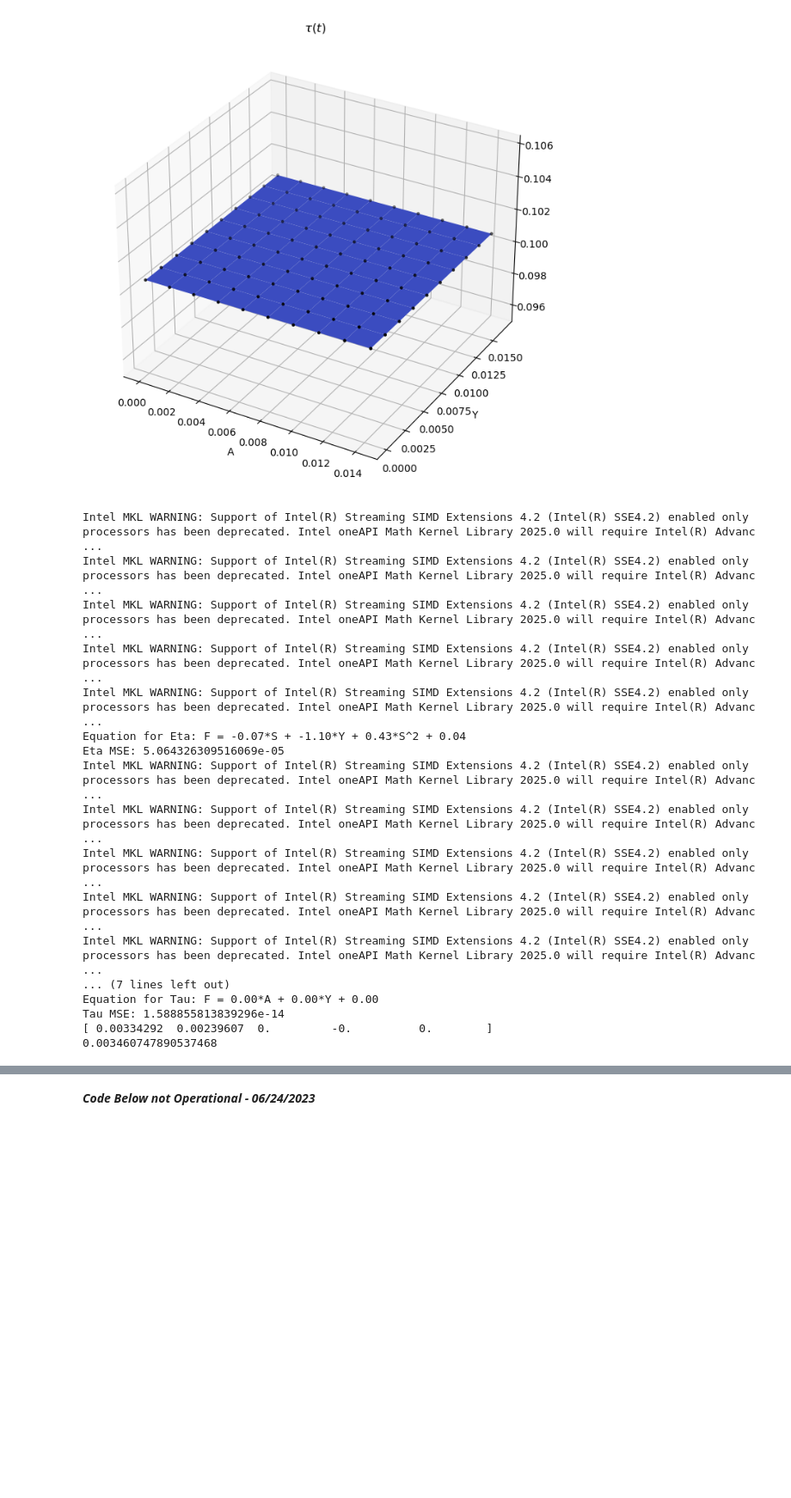
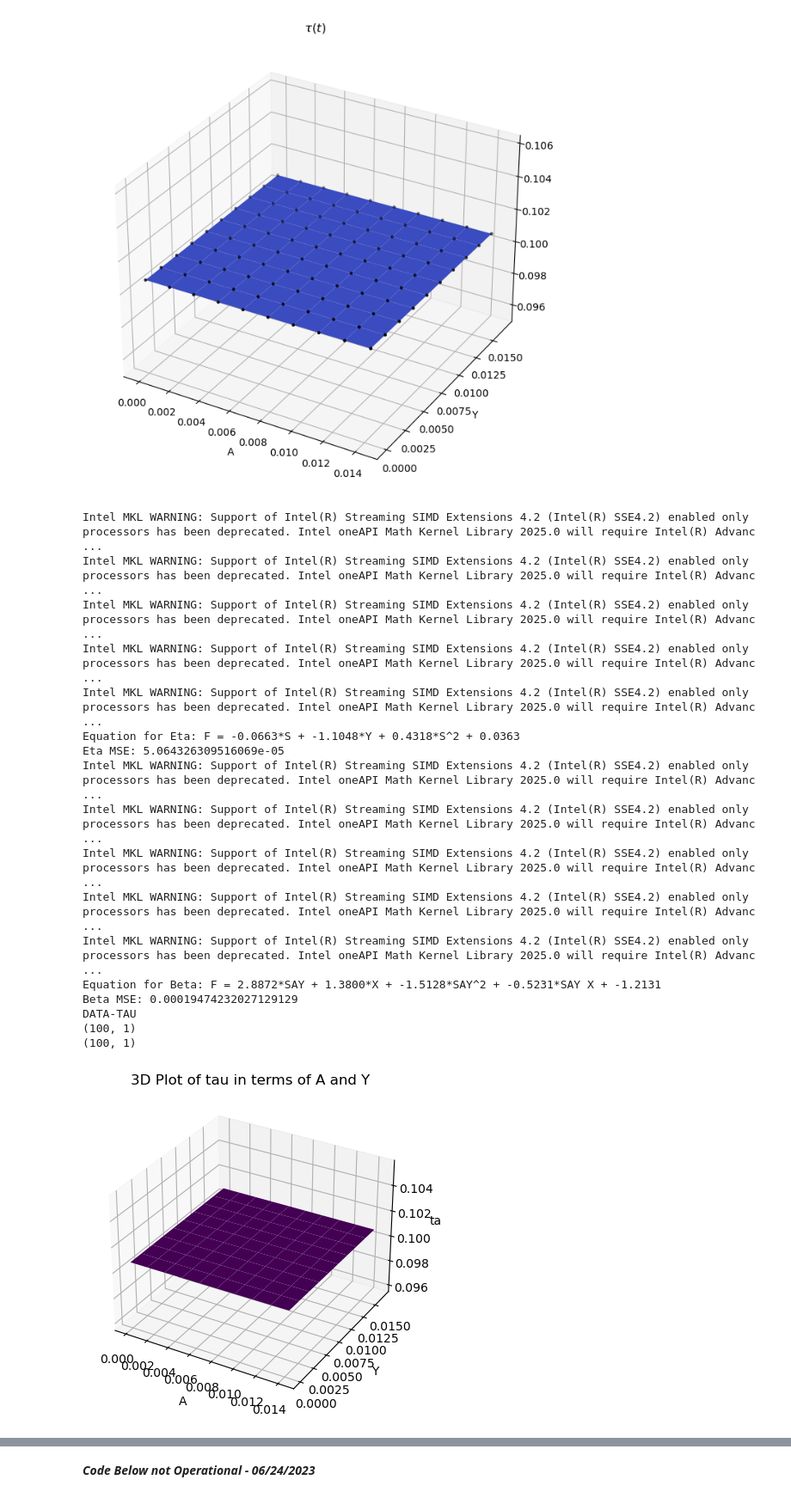
Before and after one commit to abarton51/BINNs_EQL_Covasim, a Jupyter notebook: Notebooks/BINNCovasimParameterNN_dynamic.ipynb, the cells around one changed output, grey strips where cells are left out. Shown at 86% size. Cells and saved outputs as stored; diff of their text form; code cells hidden in the pictures; blank space fills up the shorter version.

Commit message:
sensitivity analysis update
We now have functional code to write out the equations for Eta Beta and Tau

```diff
--- a/Notebooks/BINNCovasimParameterNN_dynamic.ipynb
+++ b/Notebooks/BINNCovasimParameterNN_dynamic.ipynb
@@ -292,13 +296,13 @@ train_x1 = np.array(np.meshgrid(s_grid, a_grid, y_grid)).T.reshape(-1,3)
 
 data_x1 = get_samples_ct(train_x1)
 
-data_y1 = contact_rate(train_x)
+data_y1 = contact_rate(train_x1)
 data_y1 = data_y1[:,0][:, None]
 
 eta_rhs_values = {
-    'S' : train_x[:,0],
-    'A' : train_x[:,1],
-    'Y' : train_x[:,2],
+    'S' : train_x1[:,0],
+    'A' : train_x1[:,1],
+    'Y' : train_x1[:,2],
 }
 
 results_eta = DRUMS_Lasso(input_dict = eta_rhs_values, lhs_values = data_y1)
@@ -336,41 +340,89 @@ print("Beta MSE: " + str(results_beta["MSE"]))
 
 #Tau-------------------------------
 
 
+a_grid = np.linspace(a_min, a_max, 10)
+y_grid = np.linspace(y_min, y_max, 10)
+labels = ['A', 'Y']
+
+AA, YY = np.meshgrid(a_grid, y_grid)
+data_x3 = np.column_stack((AA.ravel(), YY.ravel()))
+data_tau = tau(data_x3)
+print("DATA-TAU")
+print(np.shape(data_tau))
+#******
+#data_tau = data_tau[:,0].reshape(AA.shape)
+data_tau = tau_lb + (tau_ub - tau_lb) * data_tau # scaling
+data_tau = np.round(data_tau, decimals=4)
+
+
+
+
+print(np.shape(data_tau))
+
+
 term_names = ['A', 'Y']
-train_x3 = np.array(np.meshgrid(a_grid, y_grid)).T.reshape(-1,2)
-data_x3 = get_samples_tau(train_x3)
-data_y3 = tau(train_x3)
-data_y3 = data_y3[:,0][:, None]
+
+
 
 tau_rhs_values = {
     'A' : data_x3[:,0],
     'Y' : data_x3[:,1],
 }
 
-results_tau = DRUMS_Lasso(input_dict = tau_rhs_values, lhs_values = data_y3, alphas = np.array([0.7]))
+
+# Assuming you have a_grid, y_grid, data_x3, and data_y3 defined
+
+import numpy as np
+import matplotlib.pyplot as plt
+from mpl_toolkits.mplot3d import Axes3D
+
+# Assuming you have a_grid, y_grid, data_x3, and data_y3 defined
+
+# Reshape the data for 3D plotting
+A, Y = np.meshgrid(a_grid, y_grid)
+Z = data_tau.reshape(len(a_grid), len(y_grid))  # Reshape data_tau to match A and Y dimensions
+
+# Create a 3D figure
+fig = plt.figure()
+ax = fig.add_subplot(111, projection='3d')
+
+# Plot the data as a 3D surface plot
+ax.plot_surface(A, Y, Z, cmap='viridis')
+
+# Set labels and title
+ax.set_xlabel('A')
+ax.set_ylabel('Y')
+ax.set_zlabel('tau')
+ax.set_title('3D Plot of tau in terms of A and Y')
+
+# Show the plot
+plt.show()
+
+results_tau = DRUMS_Lasso(input_dict = tau_rhs_values, lhs_values = data_tau)
 
 
 print("Equation for Tau: " + str(results_tau['Equation']))
 print("Tau MSE: " + str(results_tau["MSE"]))
 print(results_tau["Lasso"].coef_)
 print(results_tau["Lasso"].intercept_)
 print(results_tau["Terms"])
 # %% [output]
 Intel MKL WARNING: Support of Intel(R) Streaming SIMD Extensions 4.2 (Intel(R) SSE4.2) enabled only processors has been deprecated. Intel oneAPI Math Kernel Library 2025.0 will require Intel(R) Advanc ...
 Intel MKL WARNING: Support of Intel(R) Streaming SIMD Extensions 4.2 (Intel(R) SSE4.2) enabled only processors has been deprecated. Intel oneAPI Math Kernel Library 2025.0 will require Intel(R) Advanc ...
 Intel MKL WARNING: Support of Intel(R) Streaming SIMD Extensions 4.2 (Intel(R) SSE4.2) enabled only processors has been deprecated. Intel oneAPI Math Kernel Library 2025.0 will require Intel(R) Advanc ...
 Intel MKL WARNING: Support of Intel(R) Streaming SIMD Extensions 4.2 (Intel(R) SSE4.2) enabled only processors has been deprecated. Intel oneAPI Math Kernel Library 2025.0 will require Intel(R) Advanc ...
 Intel MKL WARNING: Support of Intel(R) Streaming SIMD Extensions 4.2 (Intel(R) SSE4.2) enabled only processors has been deprecated. Intel oneAPI Math Kernel Library 2025.0 will require Intel(R) Advanc ...
-Equation for Eta: F = -0.07*S + -1.10*Y + 0.43*S^2 + 0.04
+Equation for Eta: F = -0.0663*S + -1.1048*Y + 0.4318*S^2 + 0.0363
 Eta MSE: 5.064326309516069e-05
 Intel MKL WARNING: Support of Intel(R) Streaming SIMD Extensions 4.2 (Intel(R) SSE4.2) enabled only processors has been deprecated. Intel oneAPI Math Kernel Library 2025.0 will require Intel(R) Advanc ...
 Intel MKL WARNING: Support of Intel(R) Streaming SIMD Extensions 4.2 (Intel(R) SSE4.2) enabled only processors has been deprecated. Intel oneAPI Math Kernel Library 2025.0 will require Intel(R) Advanc ...
 Intel MKL WARNING: Support of Intel(R) Streaming SIMD Extensions 4.2 (Intel(R) SSE4.2) enabled only processors has been deprecated. Intel oneAPI Math Kernel Library 2025.0 will require Intel(R) Advanc ...
 Intel MKL WARNING: Support of Intel(R) Streaming SIMD Extensions 4.2 (Intel(R) SSE4.2) enabled only processors has been deprecated. Intel oneAPI Math Kernel Library 2025.0 will require Intel(R) Advanc ...
 Intel MKL WARNING: Support of Intel(R) Streaming SIMD Extensions 4.2 (Intel(R) SSE4.2) enabled only processors has been deprecated. Intel oneAPI Math Kernel Library 2025.0 will require Intel(R) Advanc ...
-... (7 lines left out)
-Equation for Tau: F = 0.00*A + 0.00*Y + 0.00
-Tau MSE: 1.588855813839296e-14
-[ 0.00334292  0.00239607  0.         -0.          0.        ]
-0.003460747890537468
+Equation for Beta: F = 2.8872*SAY + 1.3800*X + -1.5128*SAY^2 + -0.5231*SAY X + -1.2131
+Beta MSE: 0.00019474232027129129
+DATA-TAU
+(100, 1)
+(100, 1)
+[figure, added]
```
Also changed, not shown: parts of 2 cells of this notebook.
